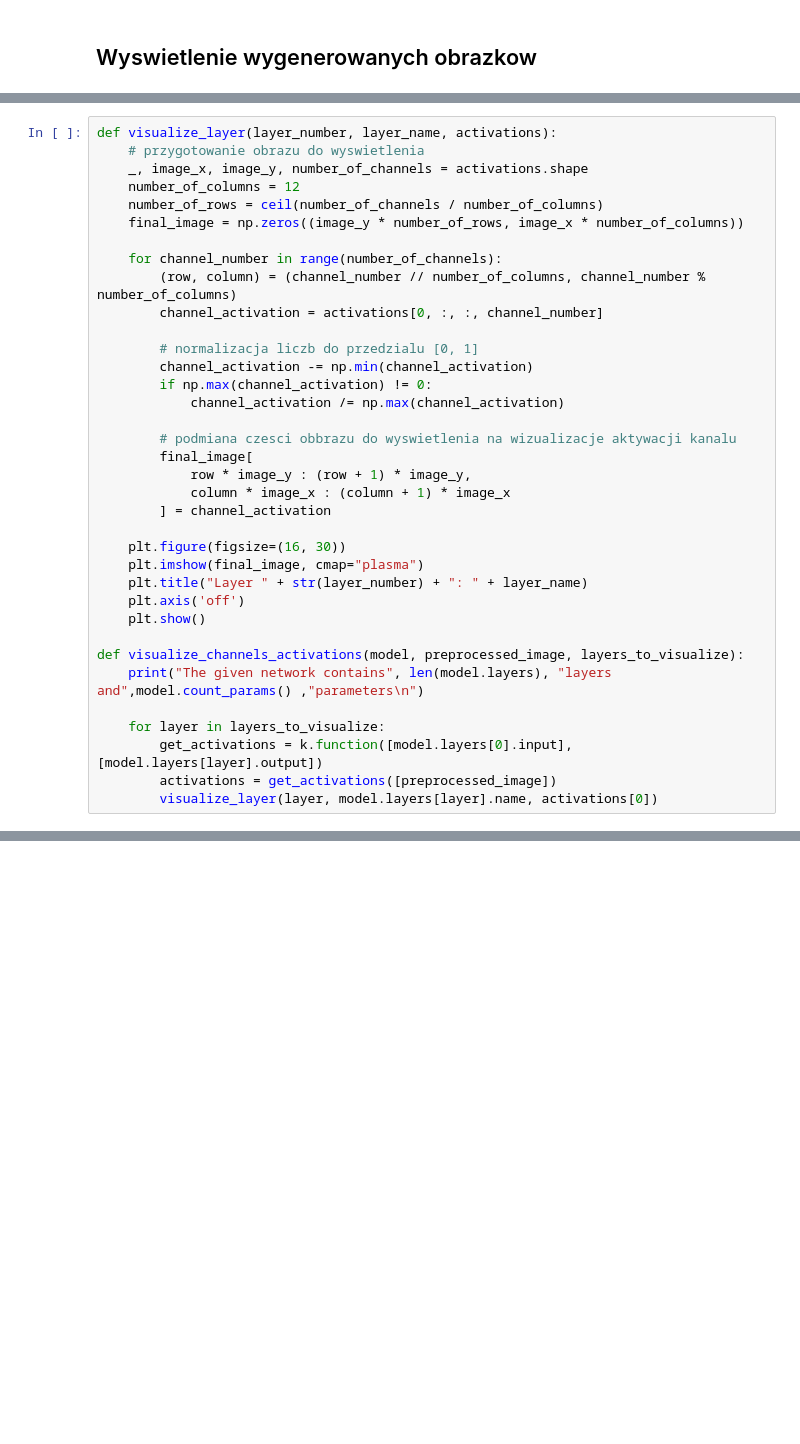
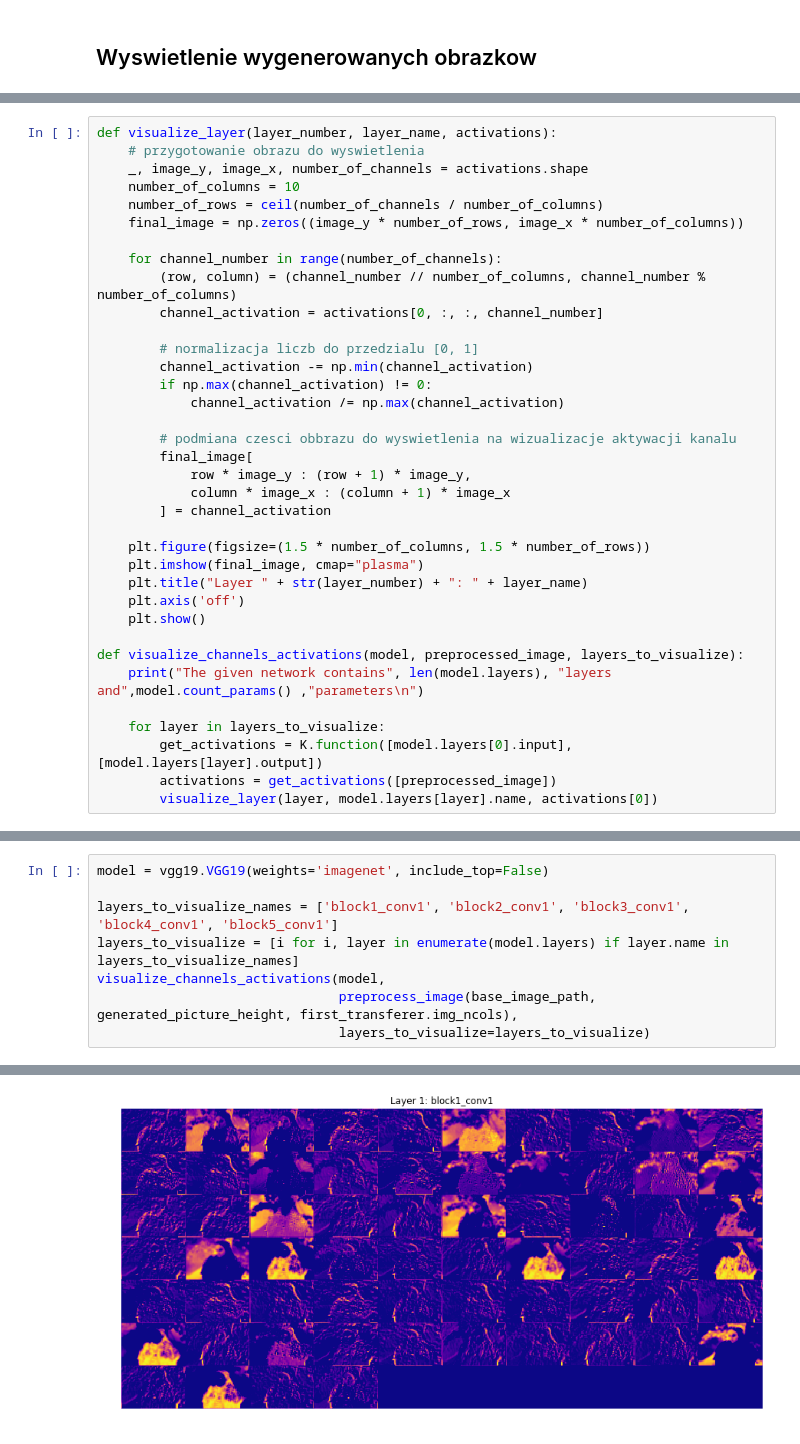
Before and after one commit to Klooskie/NN, a Jupyter notebook: Homework3.ipynb, the cells around one changed output, grey strips where cells are left out. Cells and saved outputs as stored; diff of their text form; blank space fills up the shorter version.

```diff
--- a/Homework3.ipynb
+++ b/Homework3.ipynb
@@ -366,8 +354,8 @@ for img1, img2 in zip(first_images, second_images):
 # %%
 def visualize_layer(layer_number, layer_name, activations):
     # przygotowanie obrazu do wyswietlenia
-    _, image_x, image_y, number_of_channels = activations.shape
-    number_of_columns = 12
+    _, image_y, image_x, number_of_channels = activations.shape
+    number_of_columns = 10
     number_of_rows = ceil(number_of_channels / number_of_columns)
     final_image = np.zeros((image_y * number_of_rows, image_x * number_of_columns))
 
@@ -386,7 +374,7 @@ def visualize_layer(layer_number, layer_name, activations):
             column * image_x : (column + 1) * image_x
         ] = channel_activation
 
-    plt.figure(figsize=(16, 30))
+    plt.figure(figsize=(1.5 * number_of_columns, 1.5 * number_of_rows))
     plt.imshow(final_image, cmap="plasma")
     plt.title("Layer " + str(layer_number) + ": " + layer_name)
     plt.axis('off')
@@ -396,6 +384,6 @@ def visualize_channels_activations(model, preprocessed_image, layers_to_visualiz
     print("The given network contains", len(model.layers), "layers and",model.count_params() ,"parameters\n")
 
     for layer in layers_to_visualize:
-        get_activations = k.function([model.layers[0].input], [model.layers[layer].output])
+        get_activations = K.function([model.layers[0].input], [model.layers[layer].output])
         activations = get_activations([preprocessed_image])
         visualize_layer(layer, model.layers[layer].name, activations[0])
@@ -407,0 +392,9 @@ visualize_channels_activations(model, preprocessed_image, layers_to_visualize=[1
+# %%
+model = vgg19.VGG19(weights='imagenet', include_top=False)
+
+layers_to_visualize_names = ['block1_conv1', 'block2_conv1', 'block3_conv1', 'block4_conv1', 'block5_conv1']
+layers_to_visualize = [i for i, layer in enumerate(model.layers) if layer.name in layers_to_visualize_names]
+visualize_channels_activations(model,
+                               preprocess_image(base_image_path, generated_picture_height, first_transferer.img_ncols),
+                               layers_to_visualize=layers_to_visualize)
+# %% [output]
@@ -407,0 +402 @@ visualize_channels_activations(model, preprocessed_image, layers_to_visualize=[1
+[figure, added]
```
Also changed, not shown: parts of 15 cells of this notebook, 2 other files.
